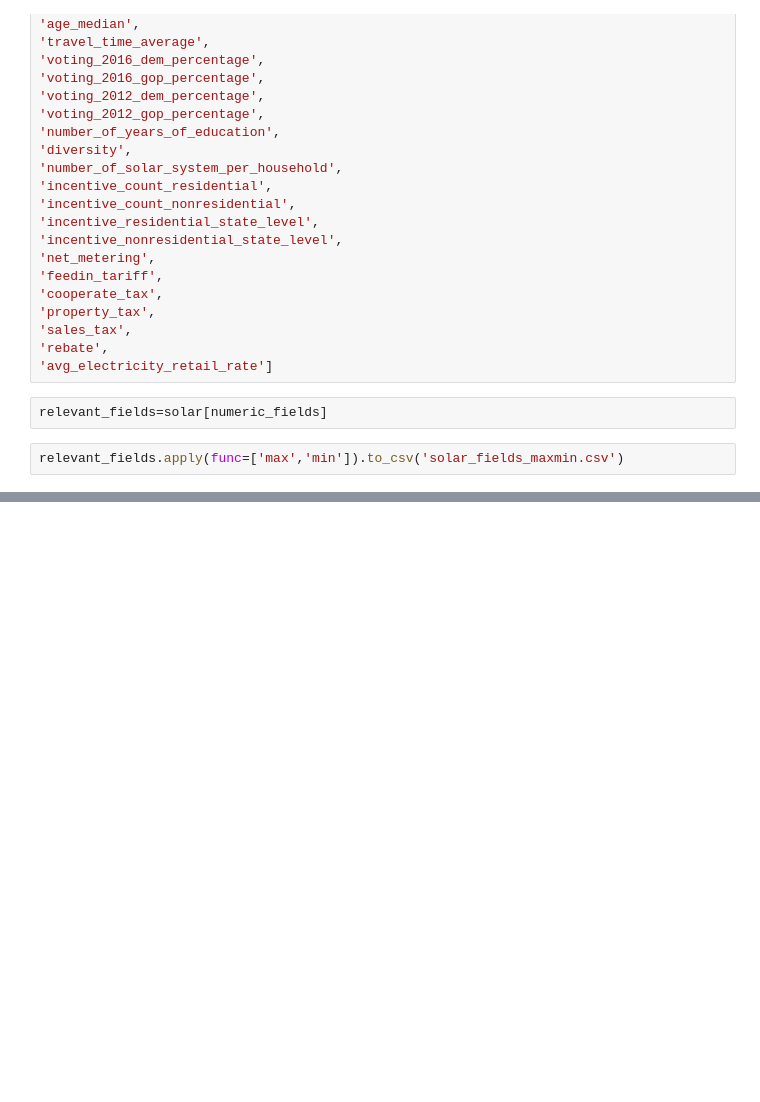
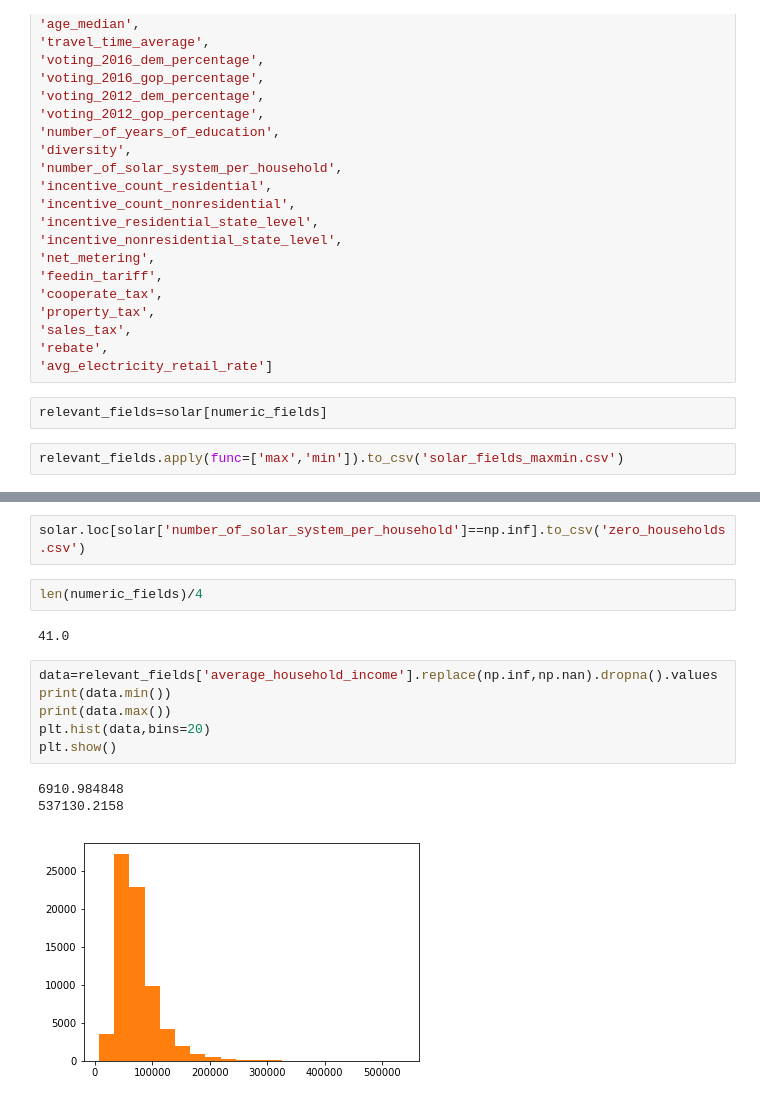
Before and after one commit to daxaurora/capstone_solarpanels, a Jupyter notebook: deepsolar EDA.ipynb, the cells around one changed output, grey strips where cells are left out. Cells and saved outputs as stored; diff of their text form; blank space fills up the shorter version.

```diff
--- a/deepsolar EDA.ipynb
+++ b/deepsolar EDA.ipynb
@@ -221,0 +265,16 @@ relevant_fields.apply(func=['max','min']).to_csv('solar_fields_maxmin.csv')
+# %%
+solar.loc[solar['number_of_solar_system_per_household']==np.inf].to_csv('zero_households.csv')
+# %%
+len(numeric_fields)/4
+# %% [output]
+41.0
+# %%
+data=relevant_fields['average_household_income'].replace(np.inf,np.nan).dropna().values
+print(data.min())
+print(data.max())
+plt.hist(data,bins=20)
+plt.show()
+# %% [output]
+6910.984848
+537130.2158
+[figure, added]
```
Also changed, not shown: parts of 8 cells of this notebook.
